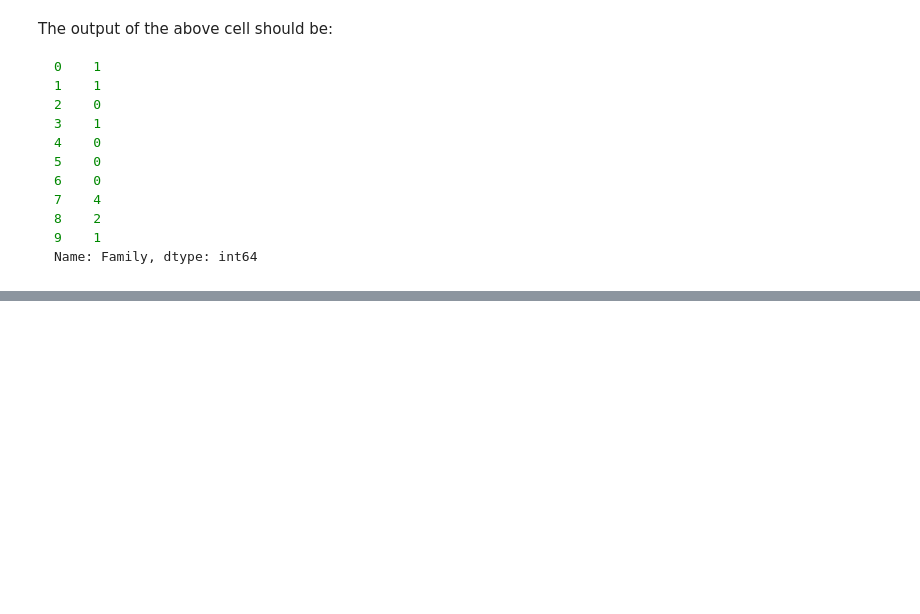
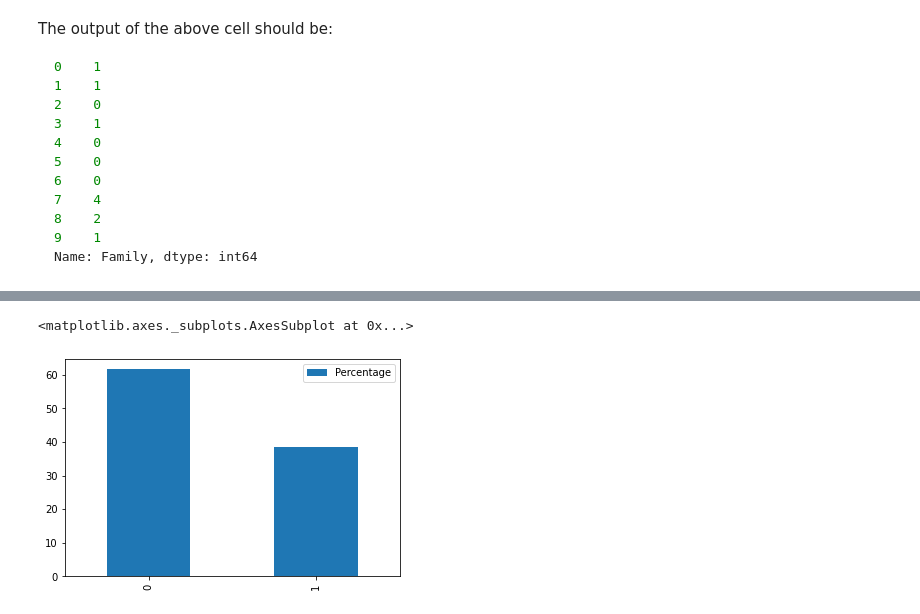
Before and after one commit to julsanchezsa/AlgorithmsUN2022II, a Jupyter notebook: Quiz2/julsanchezsa_Quiz_2.ipynb, the cells around one changed output, grey strips where cells are left out. Cells and saved outputs as stored; diff of their text form; code cells hidden in the pictures; blank space fills up the shorter version.

```diff
--- a/Quiz2/julsanchezsa_Quiz_2.ipynb
+++ b/Quiz2/julsanchezsa_Quiz_2.ipynb
@@ -698,0 +729,15 @@ Modififying quizzes from
+# %%
+#we obtain that the majority of passengers(61%) died in he titanic
+passengers = titanic[['PassengerId', 'Survived']]
+survivors = passengers.groupby('Survived').count()
+totalpassengers = 891
+
+listapercentage = []
+for survived, numbers in survivors.iterrows():
+  percentage = (numbers.PassengerId*100)/totalpassengers
+  listapercentage.append(percentage)
+tempdf = pd.DataFrame({"Percentage":listapercentage})
+tempdf.plot(kind = 'bar')
+# %% [output]
+<matplotlib.axes._subplots.AxesSubplot at 0x...>
+[figure, added]
```
Also changed, not shown: parts of 14 cells of this notebook.
